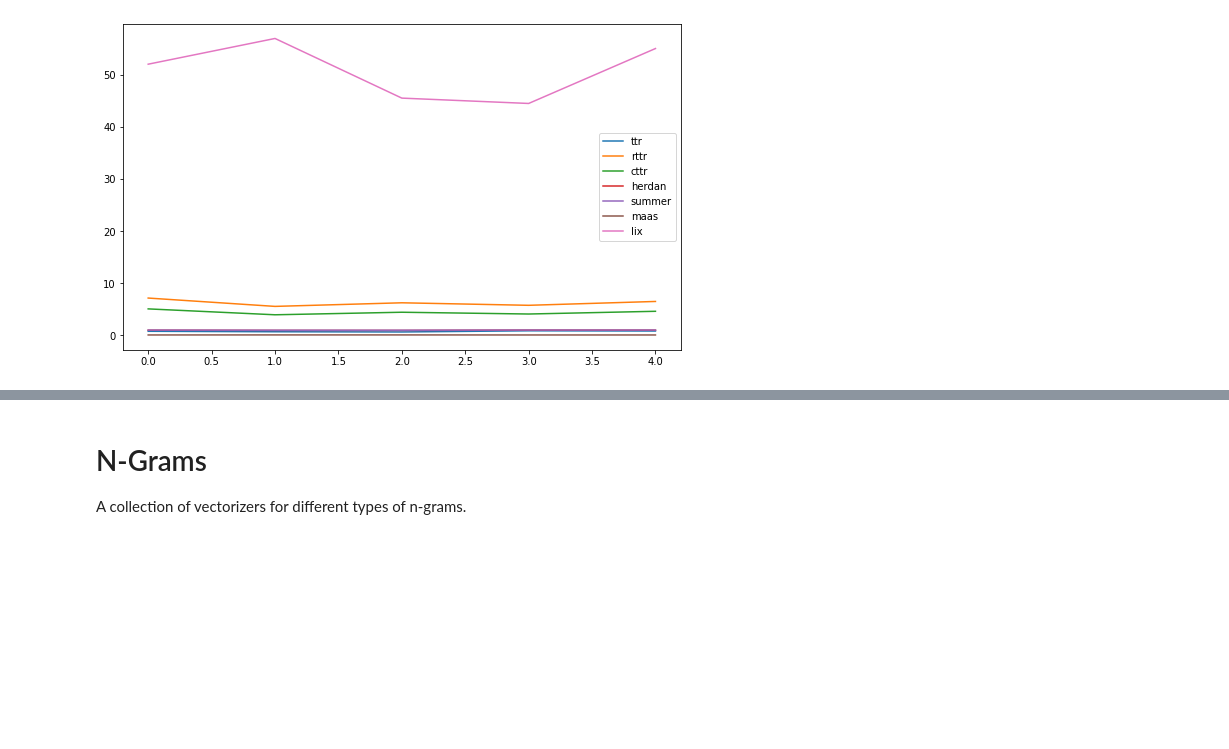
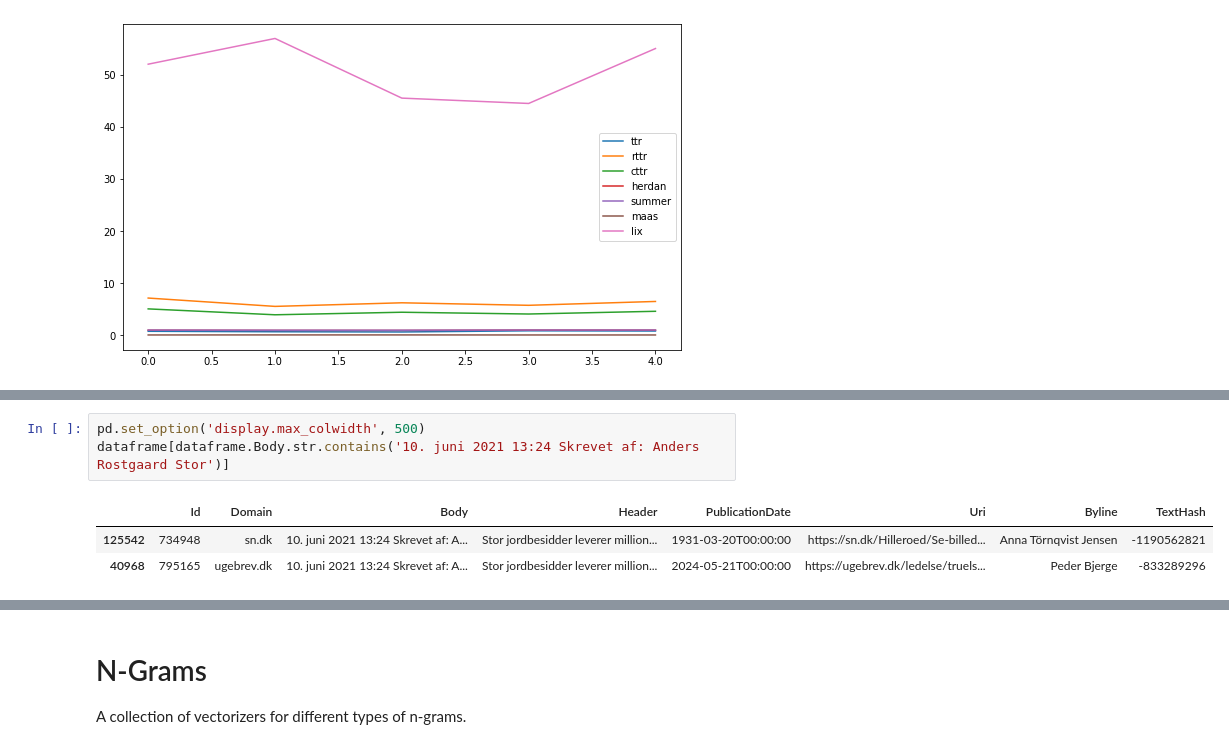
Before and after one commit to kroglkt/articlencoding, a Jupyter notebook: Authorship Attribution Feature Extraction.ipynb, the cells around one changed output, grey strips where cells are left out. Cells and saved outputs as stored; diff of their text form; blank space fills up the shorter version.

```diff
--- a/Authorship Attribution Feature Extraction.ipynb
+++ b/Authorship Attribution Feature Extraction.ipynb
@@ -229,0 +254,7 @@ plt.legend()
+# %%
+pd.set_option('display.max_colwidth', 500)
+dataframe[dataframe.Body.str.contains('10. juni 2021 13:24 Skrevet af: Anders Rostgaard Stor')]
+# %% [output]
+|  | Id | Domain | Body | Header | PublicationDate | Uri | Byline | TextHash |
+| 125542 | 734948 | sn.dk | 10. juni 2021 13:24 Skrevet af: A... | Stor jordbesidder leverer million... | 1931-03-20T00:00:00 | https://sn.dk/Hilleroed/Se-billed... | Anna Törnqvist Jensen | -1190562821 |
+| 40968 | 795165 | ugebrev.dk | 10. juni 2021 13:24 Skrevet af: A... | Stor jordbesidder leverer million... | 2024-05-21T00:00:00 | https://ugebrev.dk/ledelse/truels... | Peder Bjerge | -833289296 |
```
Also changed, not shown: parts of 13 cells of this notebook, 11 other files.
